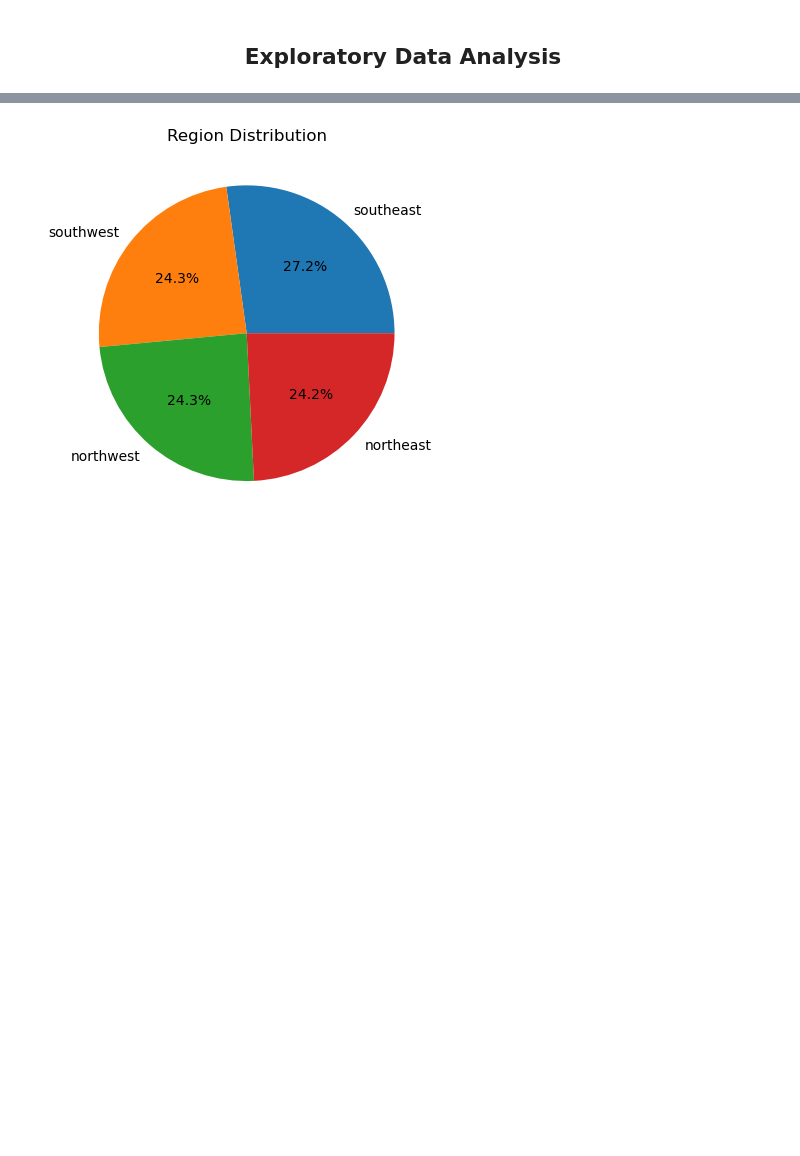
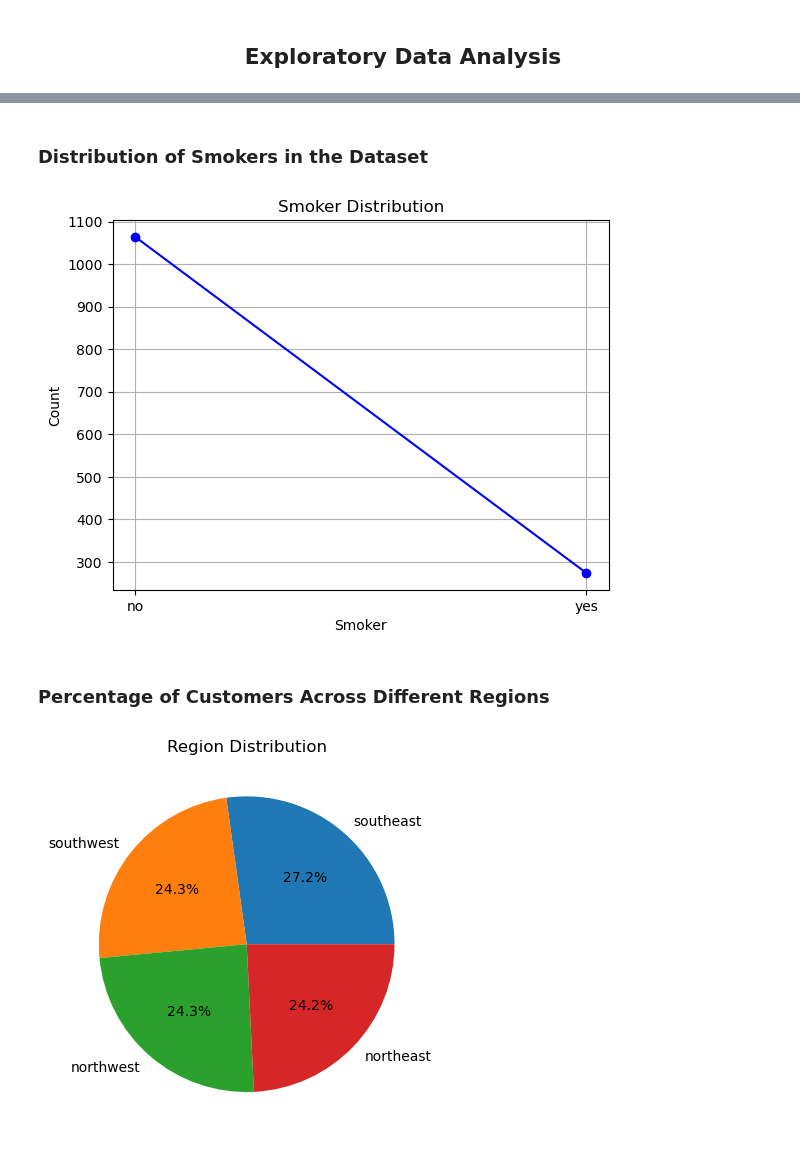
Before and after one commit to Kumpatlapavankumar/Medical-Insurance-Cost-Estimation-Using-Machine-Learning, a Jupyter notebook: Medical Insurance Cost Estimation Using Machine Learning.ipynb, the cells around one changed output, grey strips where cells are left out. Drawn from its saved outputs; the diff is of its cells as text; code cells hidden in the pictures; blank space fills up the shorter version.

```diff
--- a/Medical Insurance Cost Estimation Using Machine Learning.ipynb
+++ b/Medical Insurance Cost Estimation Using Machine Learning.ipynb
@@ -133,3 +130,18 @@ plt.show()
+# %% [markdown]
+### Distribution of Smokers in the Dataset
+# %%
+import matplotlib.pyplot as plt
+y = df['smoker'].value_counts()
+plt.plot(y.index, y.values, marker='o', linestyle='-', color='blue')
+plt.title('Smoker Distribution')
+plt.xlabel('Smoker')
+plt.ylabel('Count')
+plt.grid(True)
+plt.show()
+# %% [output]
+[figure, added]
+# %% [markdown]
+### Percentage of Customers Across Different Regions
 # %%
 z=df['region'].value_counts()
 plt.pie(z.values,labels=z.index,autopct='%1.1f%%')
```
Also changed, not shown: parts of 12 cells of this notebook.
